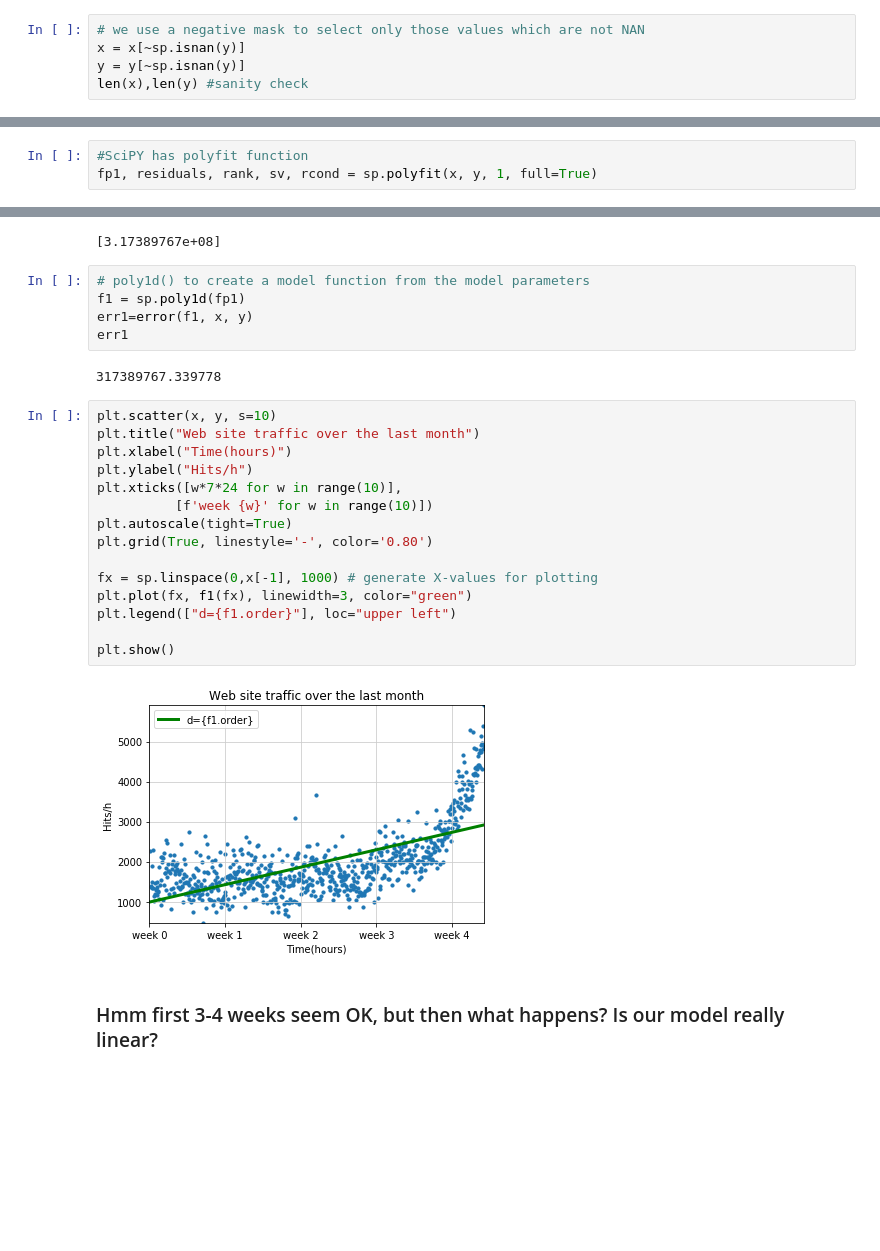
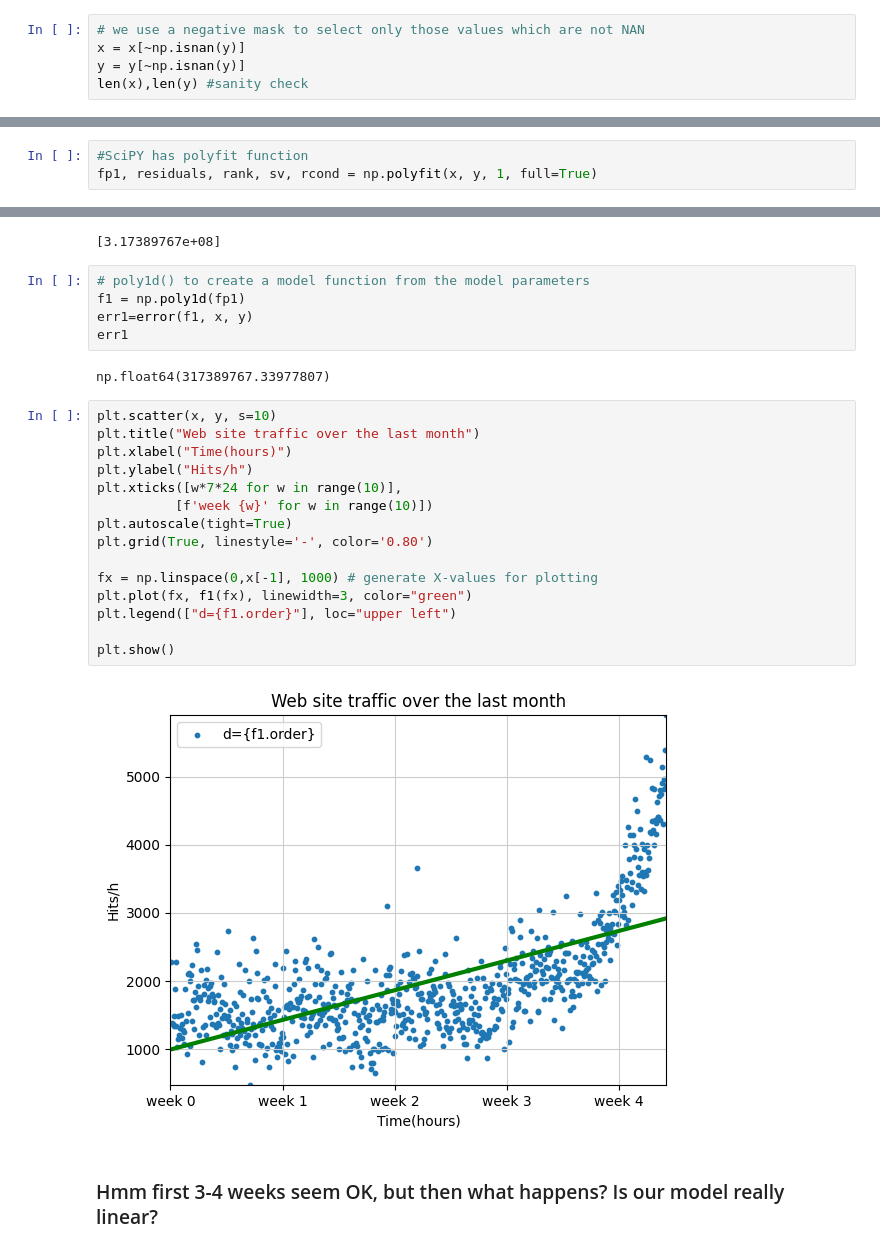
Before and after one commit to ValRCS/RBS_LIFT_AI_ML_Models, a Jupyter notebook: notebooks/Curve_Fitting_Overfitting_Regression.ipynb, the cells around one changed output, grey strips where cells are left out. Saved outputs shown, nothing was run; the diff lists cells and outputs as text; blank space fills up the shorter version.

```diff
--- a/notebooks/Curve_Fitting_Overfitting_Regression.ipynb
+++ b/notebooks/Curve_Fitting_Overfitting_Regression.ipynb
@@ -120,8 +164,8 @@ True
 -2
 # %%
 # we use a negative mask to select only those values which are not NAN
-x = x[~sp.isnan(y)]
-y = y[~sp.isnan(y)]
+x = x[~np.isnan(y)]
+y = y[~np.isnan(y)]
 len(x),len(y) #sanity check
 # %% [output]
 (735, 735)
@@ -167,7 +211,7 @@ def error(f, x, y):
 ## Could our data be a simple linear progression (straight line )?
 # %%
 #SciPY has polyfit function
-fp1, residuals, rank, sv, rcond = sp.polyfit(x, y, 1, full=True)
+fp1, residuals, rank, sv, rcond = np.polyfit(x, y, 1, full=True)
 # %%
 print(f"Model Parameters {fp1}")
 # %% [output]
@@ -183,28 +227,28 @@ print(residuals)
 [3.17389767e+08]
 # %%
 # poly1d() to create a model function from the model parameters
-f1 = sp.poly1d(fp1)
+f1 = np.poly1d(fp1)
 err1=error(f1, x, y)
 err1
 # %% [output]
-317389767.339778
+np.float64(317389767.33977807)
 # %%
 plt.scatter(x, y, s=10)
 plt.title("Web site traffic over the last month")
 plt.xlabel("Time(hours)")
 plt.ylabel("Hits/h")
 plt.xticks([w*7*24 for w in range(10)],
           [f'week {w}' for w in range(10)])
 plt.autoscale(tight=True)
 plt.grid(True, linestyle='-', color='0.80')
 
-fx = sp.linspace(0,x[-1], 1000) # generate X-values for plotting
+fx = np.linspace(0,x[-1], 1000) # generate X-values for plotting
 plt.plot(fx, f1(fx), linewidth=3, color="green")
 plt.legend(["d={f1.order}"], loc="upper left")
 
 plt.show()
 # %% [output]
-[figure, old version]
+[figure, new version]
 # %% [markdown]
 ### Hmm first 3-4 weeks seem OK, but then what happens? Is our model really linear?
 # %%
```
Also changed, not shown: parts of 24 cells of this notebook.
